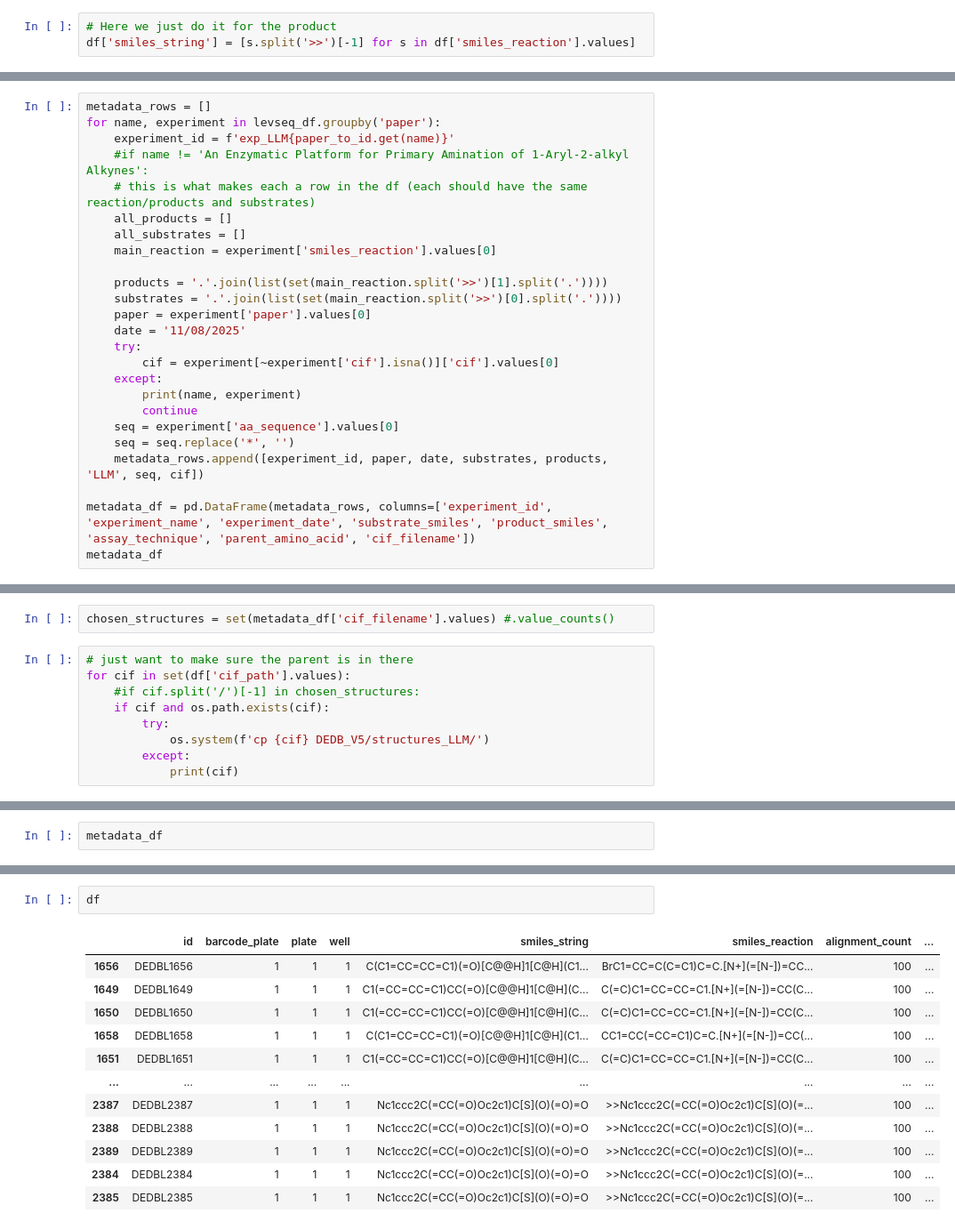
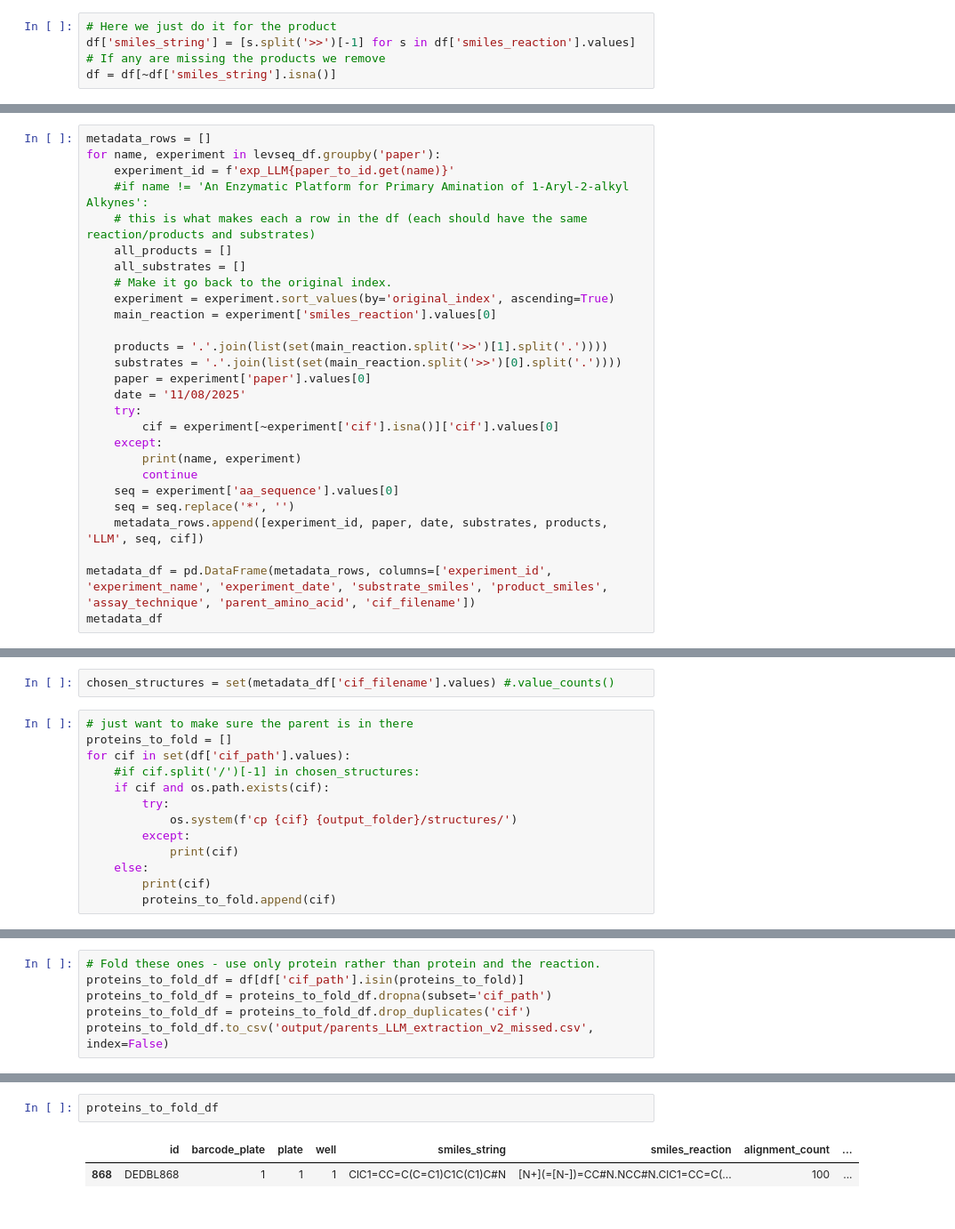
Before and after one commit to fhalab/EnzymeEngineeringDB, a Jupyter notebook: analysis/N4_ConvertLLMFormatToLevSeq.ipynb, the cells around one changed output, grey strips where cells are left out. Shown at 89% size. Cells and saved outputs as stored; diff of their text form.

```diff
--- a/analysis/N4_ConvertLLMFormatToLevSeq.ipynb
+++ b/analysis/N4_ConvertLLMFormatToLevSeq.ipynb
@@ -229,6 +212,8 @@ df[df['amino_acid_substitutions'].isna()]
 # %%
 # Here we just do it for the product
 df['smiles_string'] = [s.split('>>')[-1] for s in df['smiles_reaction'].values]
+# If any are missing the products we remove
+df = df[~df['smiles_string'].isna()]
 # %% [markdown]
 # Save as a newly formatted DF
 # %%
@@ -455,6 +440,8 @@ for name, experiment in levseq_df.groupby('paper'):
     # this is what makes each a row in the df (each should have the same reaction/products and substrates)
     all_products = []
     all_substrates = []
+    # Make it go back to the original index.
+    experiment = experiment.sort_values(by='original_index', ascending=True)
     main_reaction = experiment['smiles_reaction'].values[0]
 
     products = '.'.join(list(set(main_reaction.split('>>')[1].split('.'))))
@@ -509,10 +498,14 @@ metadata_df.to_csv('DEDB_V5/LevSeq-metadata_formatted_protein-evolution-database
 chosen_structures = set(metadata_df['cif_filename'].values) #.value_counts()
 # %%
 # just want to make sure the parent is in there
+proteins_to_fold = []
 for cif in set(df['cif_path'].values):
     #if cif.split('/')[-1] in chosen_structures:
     if cif and os.path.exists(cif):
         try:
-            os.system(f'cp {cif} DEDB_V5/structures_LLM/')
+            os.system(f'cp {cif} {output_folder}/structures/')
         except:
             print(cif)
+    else:
+        print(cif)
+        proteins_to_fold.append(cif)
@@ -519,2 +515,6 @@ for cif in set(df['cif_path'].values):
 # %%
-metadata_df
+# Fold these ones - use only protein rather than protein and the reaction.
+proteins_to_fold_df = df[df['cif_path'].isin(proteins_to_fold)]
+proteins_to_fold_df = proteins_to_fold_df.dropna(subset='cif_path')
+proteins_to_fold_df = proteins_to_fold_df.drop_duplicates('cif')
+proteins_to_fold_df.to_csv('output/parents_LLM_extraction_v2_missed.csv', index=False)
@@ -535,15 +521,5 @@ metadata_df
 # %%
-df
+proteins_to_fold_df
 # %% [output]
 |  | id | barcode_plate | plate | well | smiles_string | smiles_reaction | alignment_count | ... |
-| 1656 | DEDBL1656 | 1 | 1 | 1 | C(C1=CC=CC=C1)(=O)[C@@H]1[C@H](C1... | BrC1=CC=C(C=C1)C=C.[N+](=[N-])=CC... | 100 | ... |
-| 1649 | DEDBL1649 | 1 | 1 | 1 | C1(=CC=CC=C1)CC(=O)[C@@H]1[C@H](C... | C(=C)C1=CC=CC=C1.[N+](=[N-])=CC(C... | 100 | ... |
-| 1650 | DEDBL1650 | 1 | 1 | 1 | C1(=CC=CC=C1)CC(=O)[C@@H]1[C@H](C... | C(=C)C1=CC=CC=C1.[N+](=[N-])=CC(C... | 100 | ... |
-| 1658 | DEDBL1658 | 1 | 1 | 1 | C(C1=CC=CC=C1)(=O)[C@@H]1[C@H](C1... | CC1=CC(=CC=C1)C=C.[N+](=[N-])=CC(... | 100 | ... |
-| 1651 | DEDBL1651 | 1 | 1 | 1 | C1(=CC=CC=C1)CC(=O)[C@@H]1[C@H](C... | C(=C)C1=CC=CC=C1.[N+](=[N-])=CC(C... | 100 | ... |
-| ... | ... | ... | ... | ... | ... | ... | ... | ... |
-| 2387 | DEDBL2387 | 1 | 1 | 1 | Nc1ccc2C(=CC(=O)Oc2c1)C[S](O)(=O)=O | >>Nc1ccc2C(=CC(=O)Oc2c1)C[S](O)(=... | 100 | ... |
-| 2388 | DEDBL2388 | 1 | 1 | 1 | Nc1ccc2C(=CC(=O)Oc2c1)C[S](O)(=O)=O | >>Nc1ccc2C(=CC(=O)Oc2c1)C[S](O)(=... | 100 | ... |
-| 2389 | DEDBL2389 | 1 | 1 | 1 | Nc1ccc2C(=CC(=O)Oc2c1)C[S](O)(=O)=O | >>Nc1ccc2C(=CC(=O)Oc2c1)C[S](O)(=... | 100 | ... |
-| 2384 | DEDBL2384 | 1 | 1 | 1 | Nc1ccc2C(=CC(=O)Oc2c1)C[S](O)(=O)=O | >>Nc1ccc2C(=CC(=O)Oc2c1)C[S](O)(=... | 100 | ... |
-| 2385 | DEDBL2385 | 1 | 1 | 1 | Nc1ccc2C(=CC(=O)Oc2c1)C[S](O)(=O)=O | >>Nc1ccc2C(=CC(=O)Oc2c1)C[S](O)(=... | 100 | ... |
+| 868 | DEDBL868 | 1 | 1 | 1 | ClC1=CC=C(C=C1)C1C(C1)C#N | [N+](=[N-])=CC#N.NCC#N.ClC1=CC=C(... | 100 | ... |
```
Also changed, not shown: parts of 16 cells of this notebook, 3 other files.
